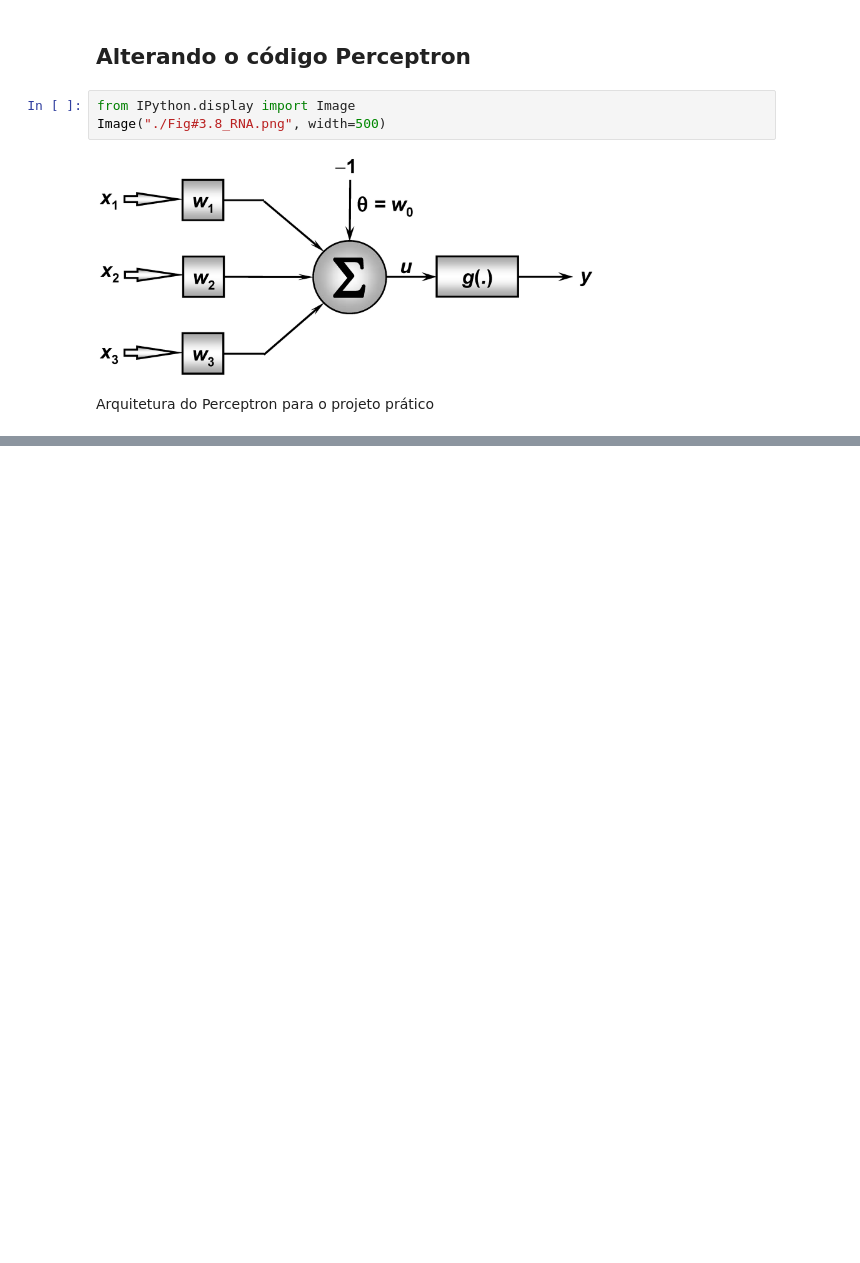
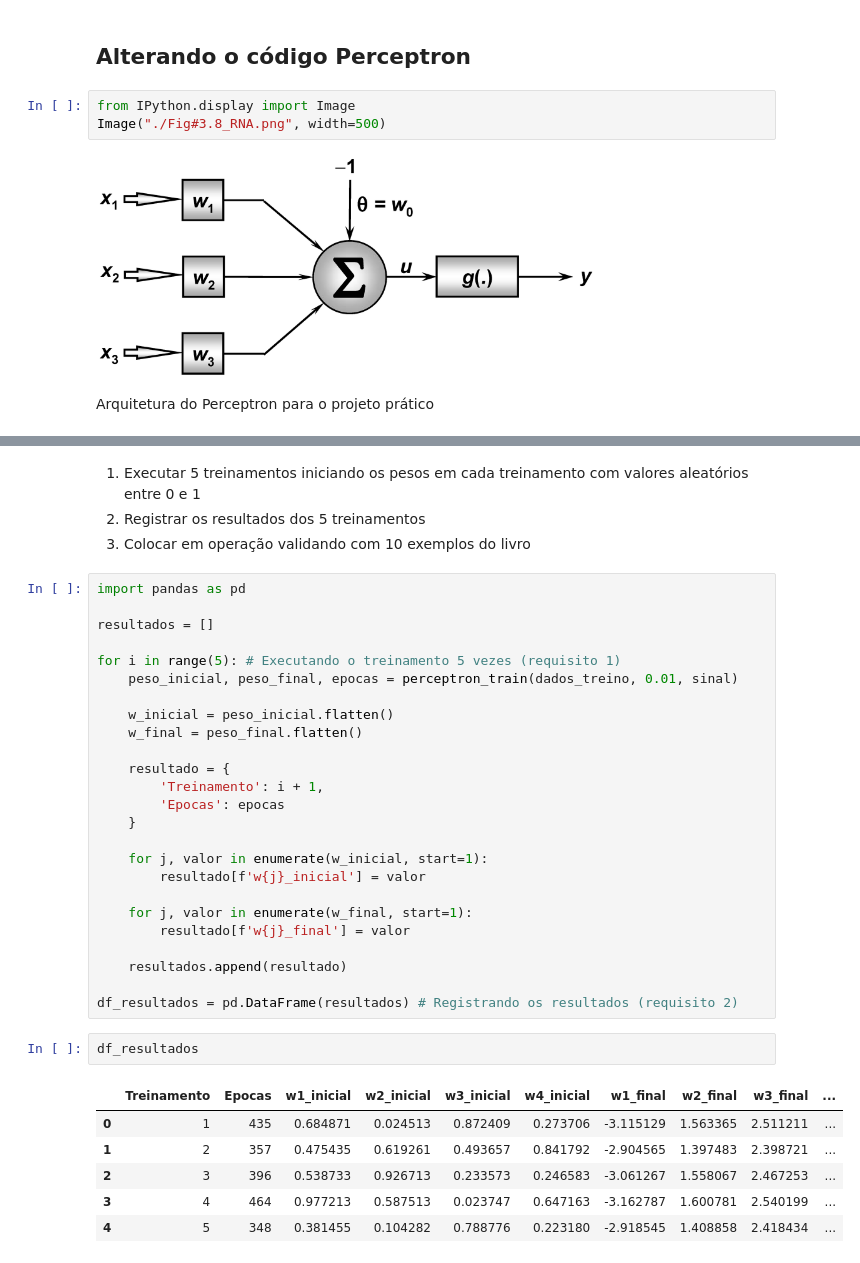
Before and after one commit to jayr0n/redes_neurais, a Jupyter notebook: rede perceptron/perceptron.ipynb, the cells around one changed output, grey strips where cells are left out. Drawn from its saved outputs; the diff is of its cells as text; blank space fills up the shorter version.

```diff
--- a/rede perceptron/perceptron.ipynb
+++ b/rede perceptron/perceptron.ipynb
@@ -176,0 +167,38 @@ print(contador_epocas)
+# %% [markdown]
+1) Executar 5 treinamentos iniciando os pesos em cada treinamento com valores aleatórios entre 0 e 1
+2) Registrar os resultados dos 5 treinamentos
+3) Colocar em operação validando com 10 exemplos do livro
+# %%
+import pandas as pd
+
+resultados = []
+
+for i in range(5): # Executando o treinamento 5 vezes (requisito 1)
+    peso_inicial, peso_final, epocas = perceptron_train(dados_treino, 0.01, sinal)
+
+    w_inicial = peso_inicial.flatten()
+    w_final = peso_final.flatten()
+
+    resultado = {
+        'Treinamento': i + 1,
+        'Epocas': epocas
+    }
+
+    for j, valor in enumerate(w_inicial, start=1):
+        resultado[f'w{j}_inicial'] = valor
+
+    for j, valor in enumerate(w_final, start=1):
+        resultado[f'w{j}_final'] = valor
+
+    resultados.append(resultado)
+
+df_resultados = pd.DataFrame(resultados) # Registrando os resultados (requisito 2)
+# %%
+df_resultados
+# %% [output]
+|  | Treinamento | Epocas | w1_inicial | w2_inicial | w3_inicial | w4_inicial | w1_final | w2_final | w3_final | ... |
+| 0 | 1 | 435 | 0.684871 | 0.024513 | 0.872409 | 0.273706 | -3.115129 | 1.563365 | 2.511211 | ... |
+| 1 | 2 | 357 | 0.475435 | 0.619261 | 0.493657 | 0.841792 | -2.904565 | 1.397483 | 2.398721 | ... |
+| 2 | 3 | 396 | 0.538733 | 0.926713 | 0.233573 | 0.246583 | -3.061267 | 1.558067 | 2.467253 | ... |
+| 3 | 4 | 464 | 0.977213 | 0.587513 | 0.023747 | 0.647163 | -3.162787 | 1.600781 | 2.540199 | ... |
+| 4 | 5 | 348 | 0.381455 | 0.104282 | 0.788776 | 0.223180 | -2.918545 | 1.408858 | 2.418434 | ... |
```
Also changed, not shown: parts of 10 cells of this notebook.
